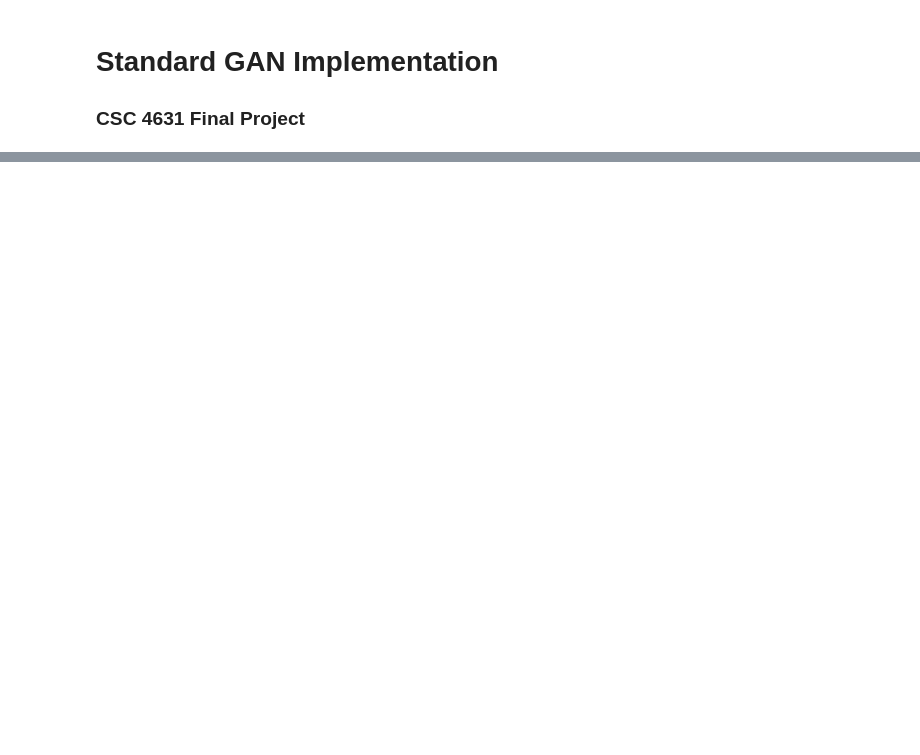
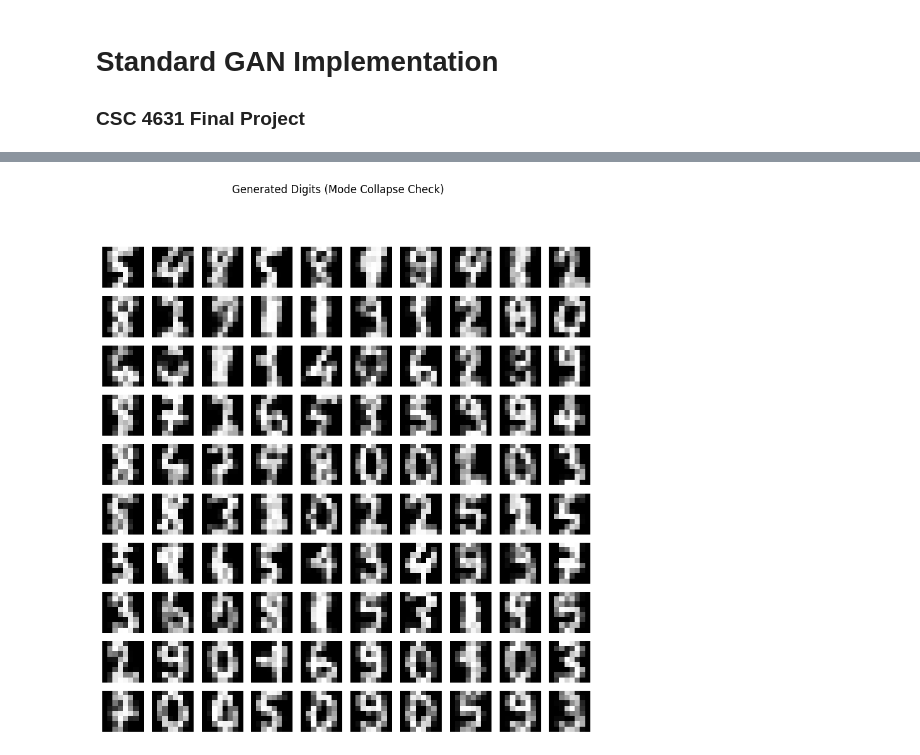
Before and after one commit to DevArtech/csc-4631-final-project, a Jupyter notebook: Standard_GAN.ipynb, the cells around one changed output, grey strips where cells are left out. Saved outputs shown, nothing was run; the diff lists cells and outputs as text; code cells hidden in the pictures; blank space fills up the shorter version.

```diff
--- a/Standard_GAN.ipynb
+++ b/Standard_GAN.ipynb
@@ -291,0 +241,18 @@ Epoch [120/200]  Loss_D: 0.5550  Loss_G: 1.3422
+# %%
+# ensure we avoid Mode Collaspse (not producing same digits over and over)
+with torch.no_grad():
+    # Generate 100 random latent vectors
+    z = torch.randn(100, latent_dim).to(device)
+    fake_imgs = gen(z).cpu()
+
+# Plot in a 10x10 grid
+plt.figure(figsize=(10, 10))
+for i in range(100):
+    plt.subplot(10, 10, i+1)
+    # The [i, 0] indexing is because shape is (batch, channel, height, width)
+    plt.imshow(fake_imgs[i, 0], cmap='gray')
+    plt.axis('off')
+plt.suptitle("Generated Digits (Mode Collapse Check)")
+plt.show()
+# %% [output]
+[figure, added]
```
Also changed, not shown: parts of 22 cells of this notebook.
